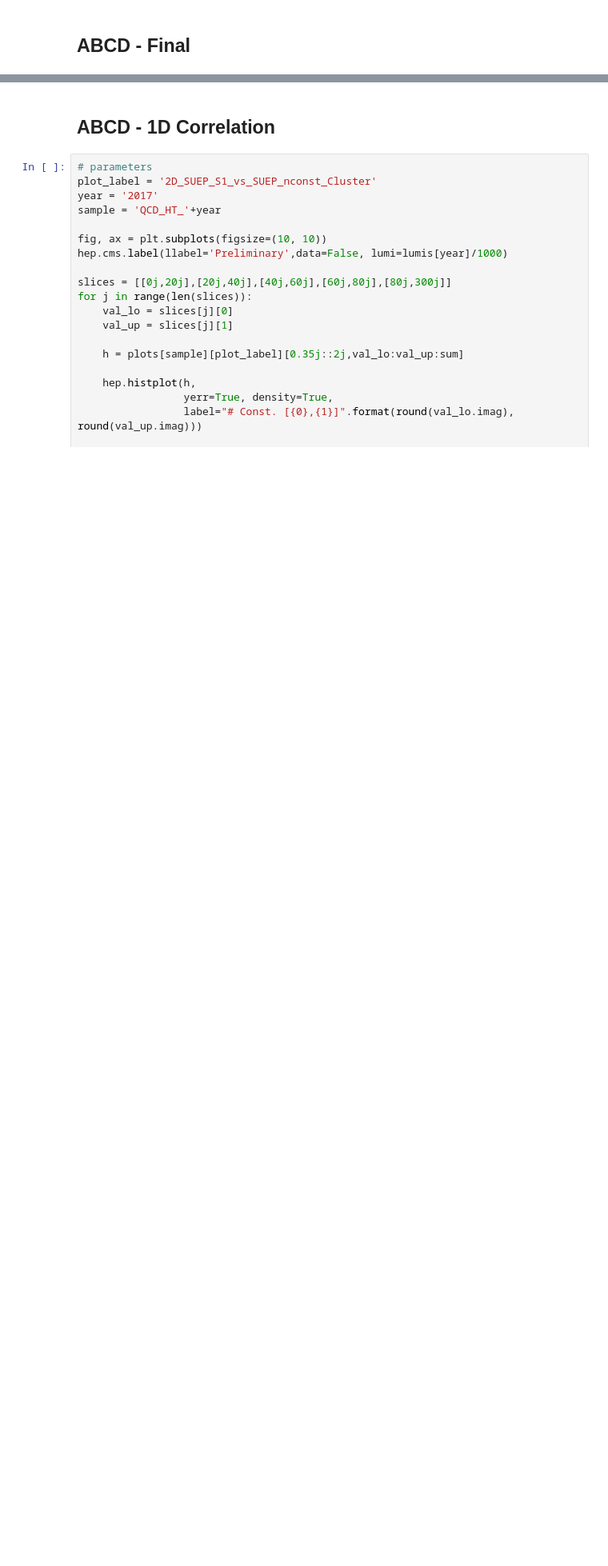
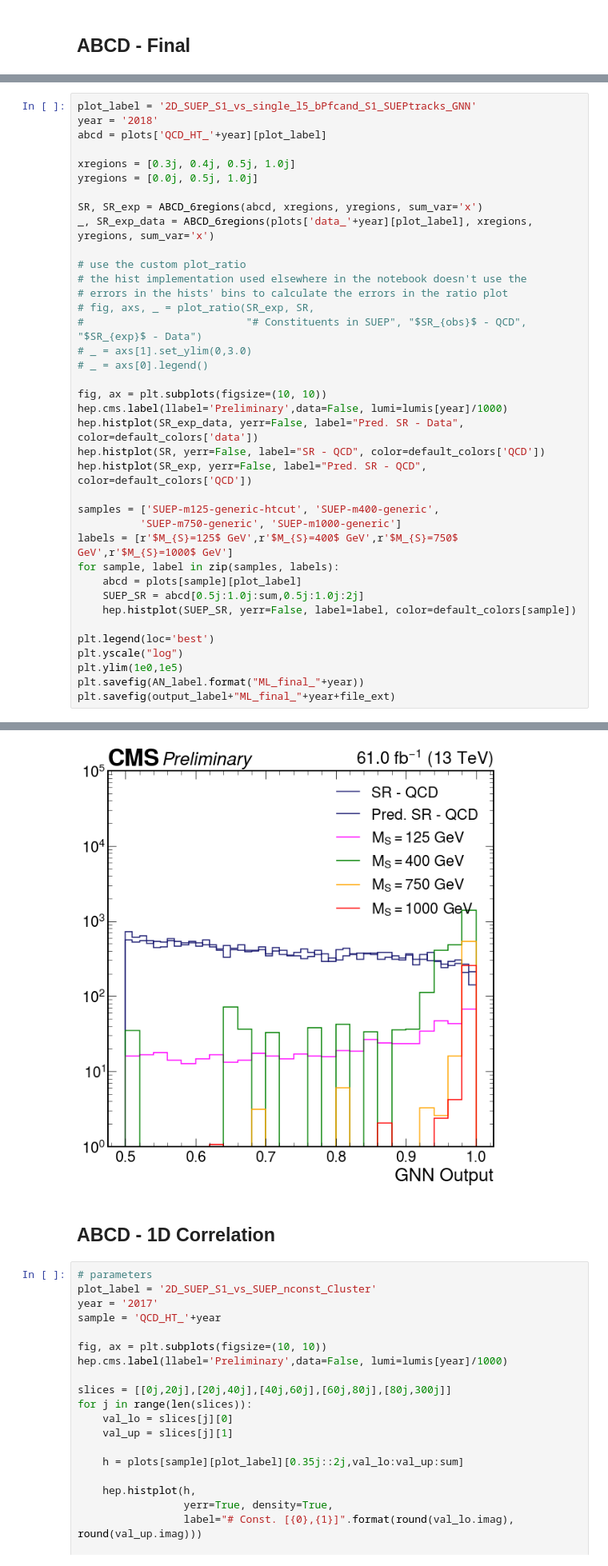
Before and after one commit to SUEPPhysics/SUEPCoffea_dask, a Jupyter notebook: plotting/paper_plots.ipynb, the cells around one changed output, grey strips where cells are left out. Shown at 80% size. Drawn from its saved outputs; the diff is of its cells as text; blank space fills up the shorter version.

```diff
--- a/plotting/paper_plots.ipynb
+++ b/plotting/paper_plots.ipynb
@@ -451,0 +489,39 @@ WeightedSum(value=38408.5, variance=23063.8)
+# %%
+plot_label = '2D_SUEP_S1_vs_single_l5_bPfcand_S1_SUEPtracks_GNN'
+year = '2018'
+abcd = plots['QCD_HT_'+year][plot_label]
+
+xregions = [0.3j, 0.4j, 0.5j, 1.0j]
+yregions = [0.0j, 0.5j, 1.0j]
+
+SR, SR_exp = ABCD_6regions(abcd, xregions, yregions, sum_var='x')
+_, SR_exp_data = ABCD_6regions(plots['data_'+year][plot_label], xregions, yregions, sum_var='x')
+
+# use the custom plot_ratio
+# the hist implementation used elsewhere in the notebook doesn't use the
+# errors in the hists' bins to calculate the errors in the ratio plot
+# fig, axs, _ = plot_ratio(SR_exp, SR,
+#                          "# Constituents in SUEP", "$SR_{obs}$ - QCD", "$SR_{exp}$ - Data")
+# _ = axs[1].set_ylim(0,3.0)
+# _ = axs[0].legend()
+
+fig, ax = plt.subplots(figsize=(10, 10))
+hep.cms.label(llabel='Preliminary',data=False, lumi=lumis[year]/1000)
+hep.histplot(SR_exp_data, yerr=False, label="Pred. SR - Data", color=default_colors['data'])
+hep.histplot(SR, yerr=False, label="SR - QCD", color=default_colors['QCD'])
+hep.histplot(SR_exp, yerr=False, label="Pred. SR - QCD", color=default_colors['QCD'])
+
+samples = ['SUEP-m125-generic-htcut', 'SUEP-m400-generic',
+          'SUEP-m750-generic', 'SUEP-m1000-generic']
+labels = [r'$M_{S}=125$ GeV',r'$M_{S}=400$ GeV',r'$M_{S}=750$ GeV',r'$M_{S}=1000$ GeV']
+for sample, label in zip(samples, labels):
+    abcd = plots[sample][plot_label]
+    SUEP_SR = abcd[0.5j:1.0j:sum,0.5j:1.0j:2j]
+    hep.histplot(SUEP_SR, yerr=False, label=label, color=default_colors[sample])
+
+plt.legend(loc='best')
+plt.yscale("log")
+plt.ylim(1e0,1e5)
+plt.savefig(AN_label.format("ML_final_"+year))
+plt.savefig(output_label+"ML_final_"+year+file_ext)
+# %% [output]
@@ -452,3 +529,4 @@ WeightedSum(value=38408.5, variance=23063.8)
+[figure, added]
 # %% [markdown]
 ## ABCD - 1D Correlation
 # %%
```
Also changed, not shown: parts of 13 cells of this notebook, 1 other file.
